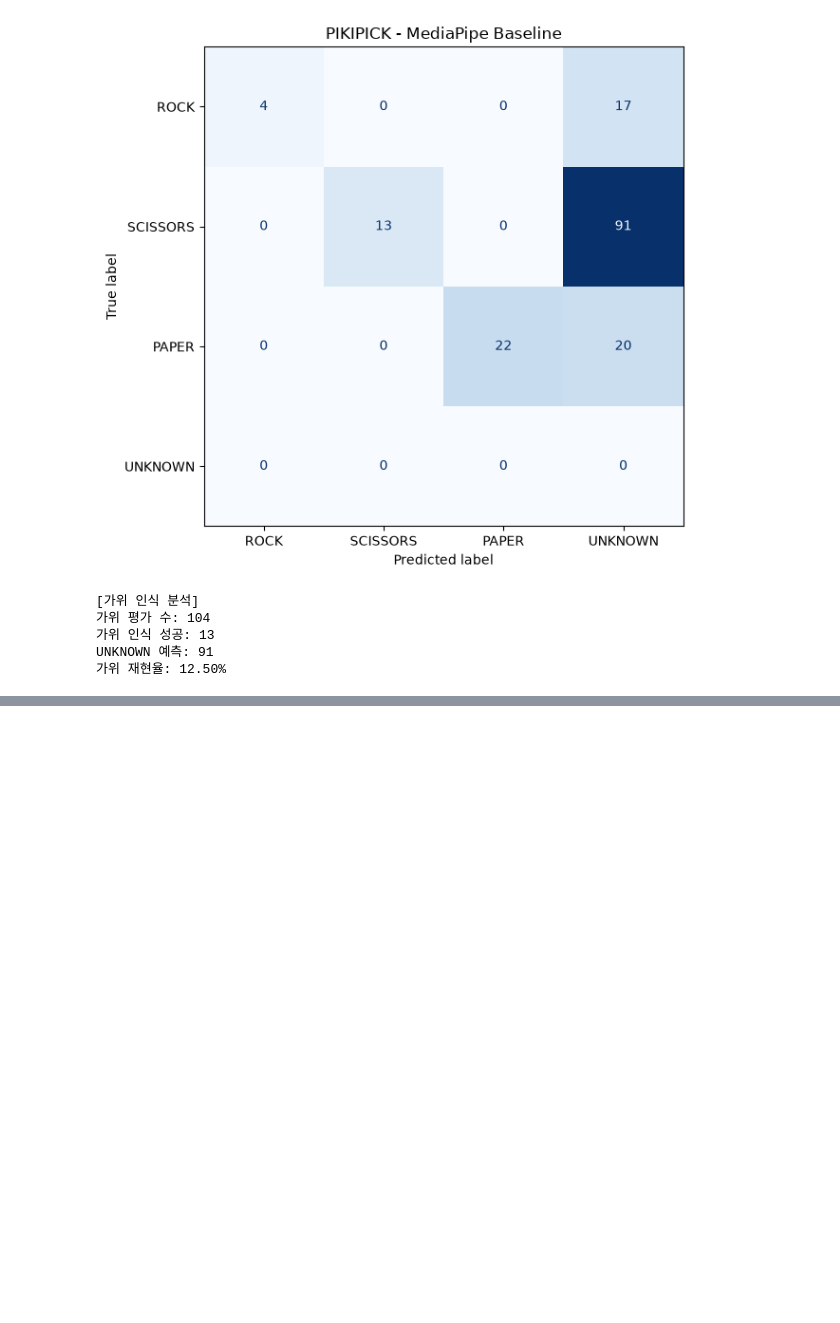
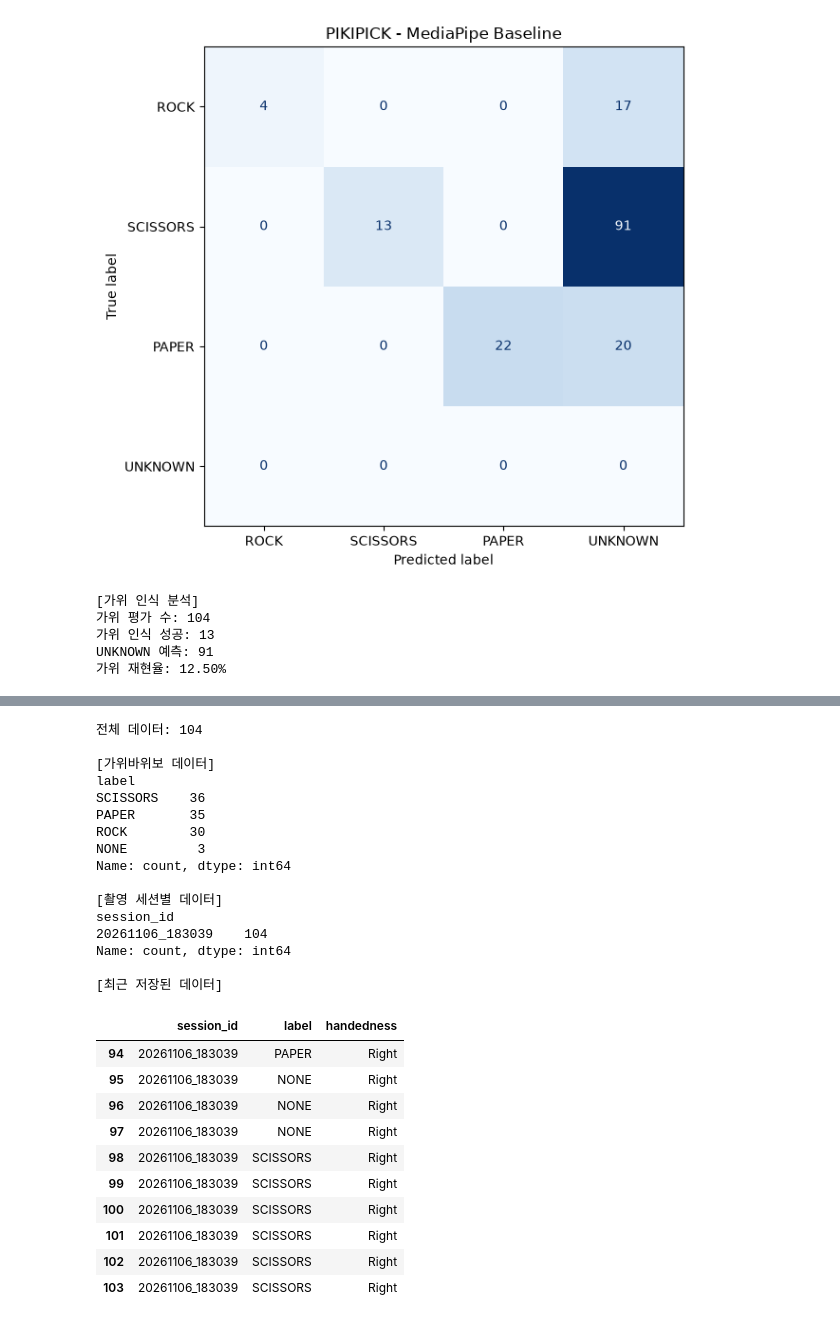
Before and after one commit to t01046769857-creator/rock, a Jupyter notebook: mediapipe_training/PIKIPICK_Training.ipynb, the cells around one changed output, grey strips where cells are left out. Drawn from its saved outputs; the diff is of its cells as text; code cells hidden in the pictures; blank space fills up the shorter version.

```diff
--- a/mediapipe_training/PIKIPICK_Training.ipynb
+++ b/mediapipe_training/PIKIPICK_Training.ipynb
@@ -498,0 +685,57 @@ UNKNOWN 예측: 91
+# %%
+# ============================================================
+# 7. 추가 수집한 학습 데이터 최종 확인
+# ============================================================
+
+# 0. 필요한 라이브러리
+import pandas as pd
+from pathlib import Path
+
+# 1. CSV 파일 경로
+csv_path = Path.cwd() / "landmarks_dataset.csv"
+
+# 2. CSV 파일을 새로 읽기
+df = pd.read_csv(csv_path)
+
+# 3. 전체 데이터 수 확인
+print("전체 데이터:", len(df))
+
+# 4. 클래스별 수집 개수
+print("\n[가위바위보 데이터]")
+print(df["label"].value_counts())
+
+# 5. 추가 촬영 세션 확인
+print("\n[촬영 세션별 데이터]")
+print(df["session_id"].value_counts())
+
+# 6. 마지막 10개 데이터 확인
+print("\n[최근 저장된 데이터]")
+display(df[["session_id", "label", "handedness"]].tail(10))
+# %% [output]
+전체 데이터: 104
+
+[가위바위보 데이터]
+label
+SCISSORS    36
+PAPER       35
+ROCK        30
+NONE         3
+Name: count, dtype: int64
+
+[촬영 세션별 데이터]
+session_id
+20261106_183039    104
+Name: count, dtype: int64
+
+[최근 저장된 데이터]
+|  | session_id | label | handedness |
+| 94 | 20261106_183039 | PAPER | Right |
+| 95 | 20261106_183039 | NONE | Right |
+| 96 | 20261106_183039 | NONE | Right |
+| 97 | 20261106_183039 | NONE | Right |
+| 98 | 20261106_183039 | SCISSORS | Right |
+| 99 | 20261106_183039 | SCISSORS | Right |
+| 100 | 20261106_183039 | SCISSORS | Right |
+| 101 | 20261106_183039 | SCISSORS | Right |
+| 102 | 20261106_183039 | SCISSORS | Right |
+| 103 | 20261106_183039 | SCISSORS | Right |
```
Also changed, not shown: parts of 10 cells of this notebook, 5 other files.
